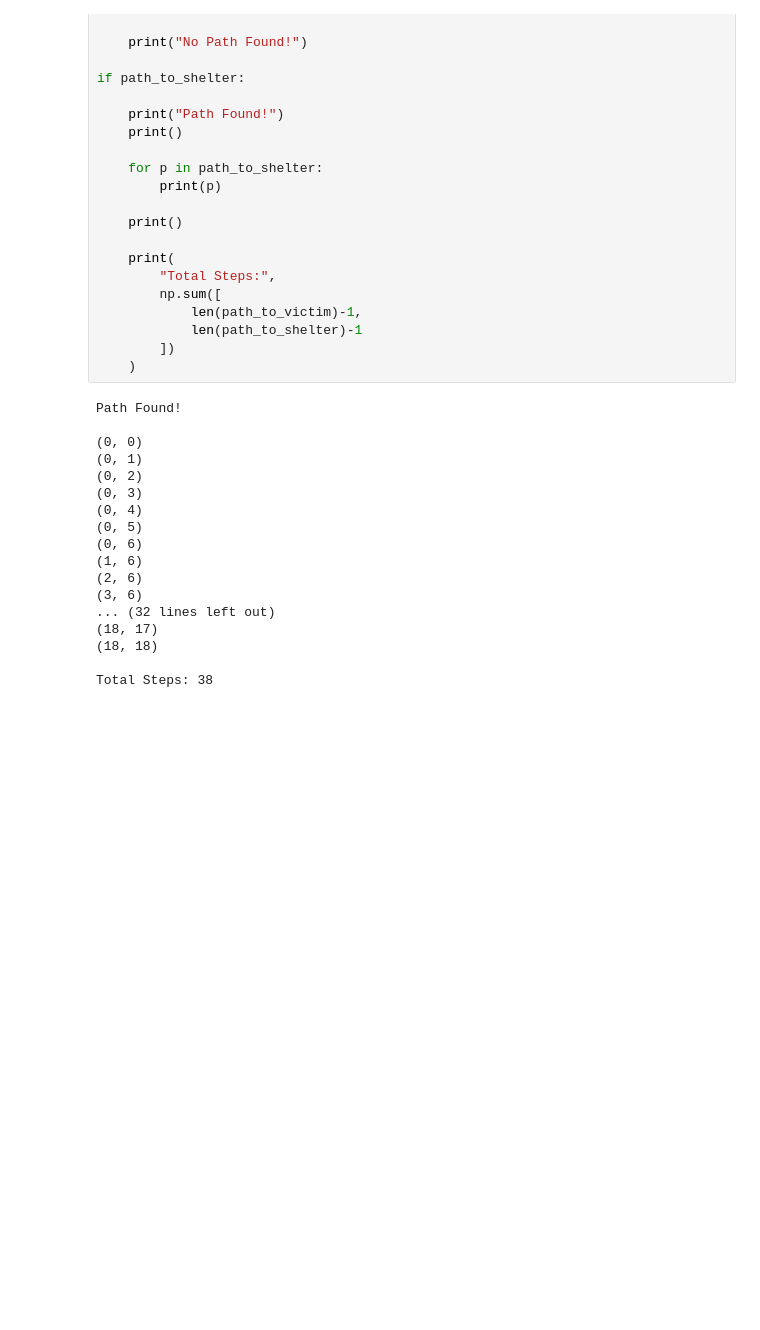
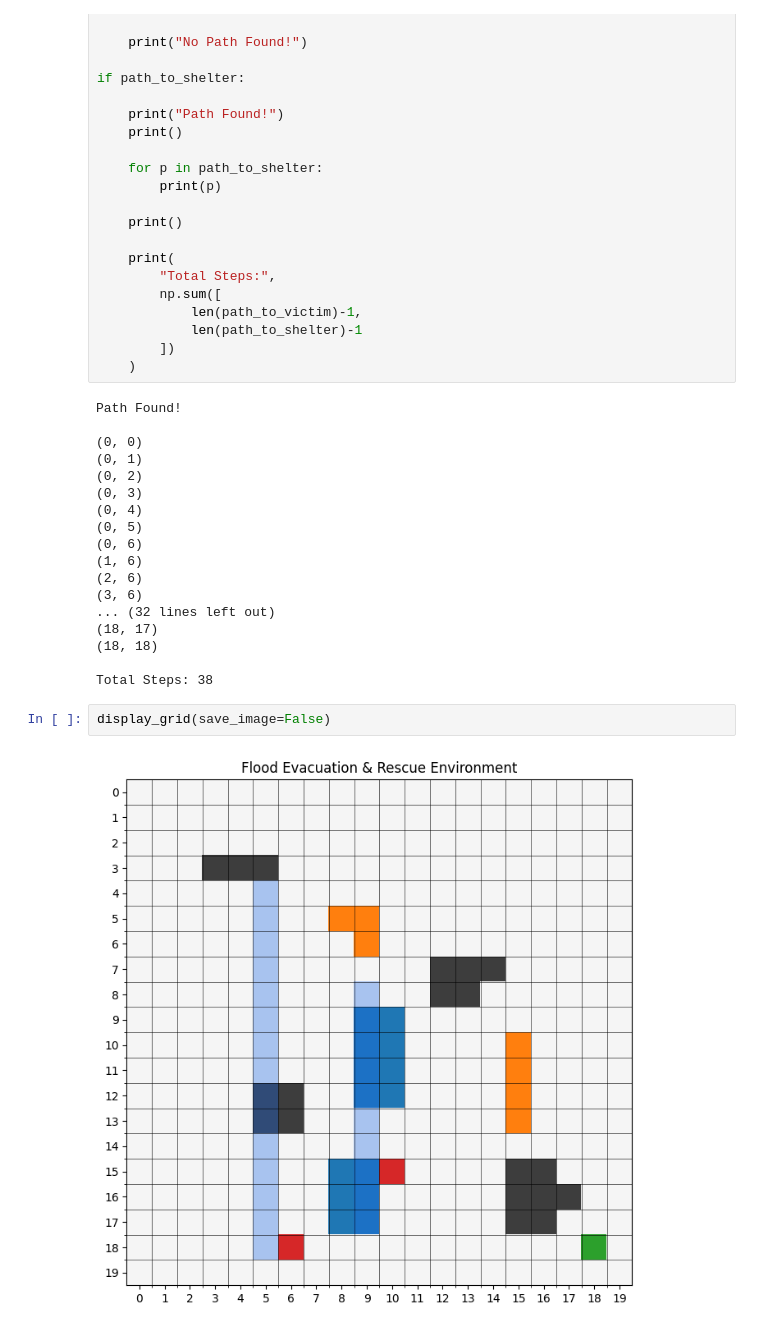
Before and after one commit to RadhikaKapoor383/Flood-Evacuation-and-Rescue-Management-System, a Jupyter notebook: Algorithms/A-star.ipynb, the cells around one changed output. Cells and saved outputs as stored; diff of their text form; blank space fills up the shorter version.

```diff
--- a/Algorithms/A-star.ipynb
+++ b/Algorithms/A-star.ipynb
@@ -356,3 +356,7 @@ Path Found!
 (18, 18)
 
 Total Steps: 38
+# %%
+display_grid(save_image=False)
+# %% [output]
+[figure, added]
```
Also changed, not shown: parts of 6 cells of this notebook, 12 other files.
